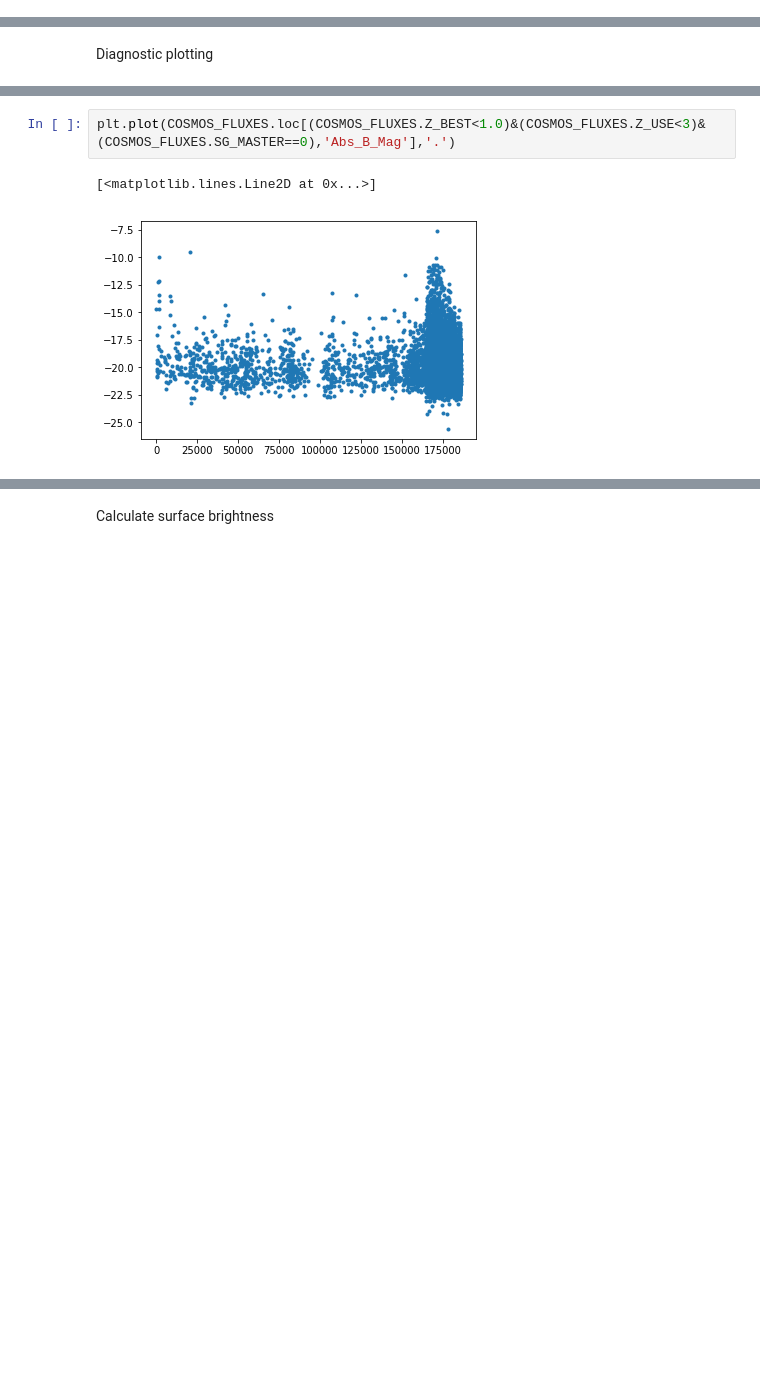
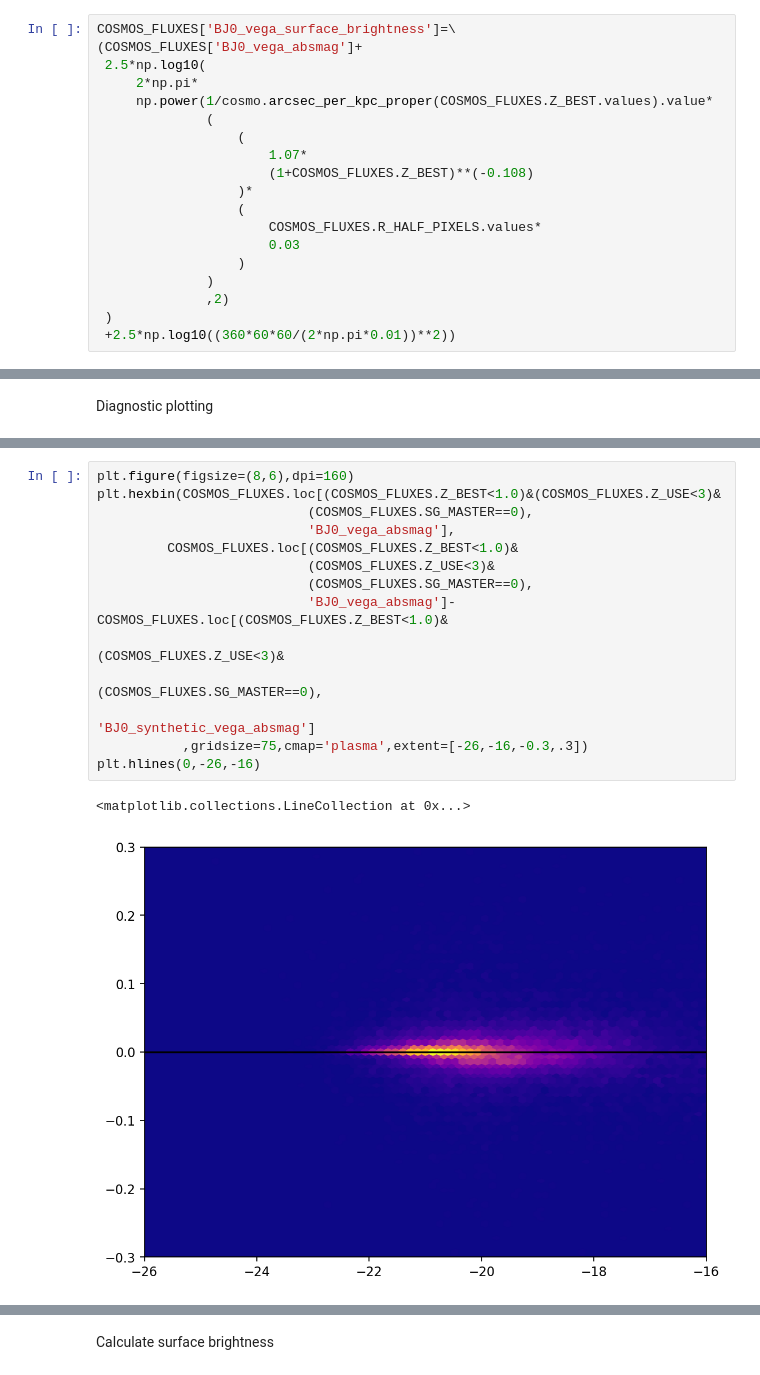
Before and after one commit to lrhunt/LCBG_LUMINOSITY_FUNCTION, a Jupyter notebook: CODE/Original_Luminosity_Function/Make_Lambdar_Cat.ipynb, the cells around one changed output, grey strips where cells are left out. Cells and saved outputs as stored; diff of their text form; blank space fills up the shorter version.

```diff
--- a/CODE/Original_Luminosity_Function/Make_Lambdar_Cat.ipynb
+++ b/CODE/Original_Luminosity_Function/Make_Lambdar_Cat.ipynb
@@ -253,0 +583,19 @@ COSMOS_FLUXES.loc[COSMOS_FLUXES.Z_BEST>0.75,'Abs_B_Mag']=COSMOS_FLUXES.loc[COSMO
+# %%
+COSMOS_FLUXES['BJ0_vega_surface_brightness']=\
+(COSMOS_FLUXES['BJ0_vega_absmag']+
+ 2.5*np.log10(
+     2*np.pi*
+     np.power(1/cosmo.arcsec_per_kpc_proper(COSMOS_FLUXES.Z_BEST.values).value*
+              (
+                  (
+                      1.07*
+                      (1+COSMOS_FLUXES.Z_BEST)**(-0.108)
+                  )*
+                  (
+                      COSMOS_FLUXES.R_HALF_PIXELS.values*
+                      0.03
+                  )
+              )
+              ,2)
+ )
+ +2.5*np.log10((360*60*60/(2*np.pi*0.01))**2))
@@ -270,5 +640,17 @@ plt.hlines(-0.5,-30,200)
-# %%
-plt.plot(COSMOS_FLUXES.loc[(COSMOS_FLUXES.Z_BEST<1.0)&(COSMOS_FLUXES.Z_USE<3)&(COSMOS_FLUXES.SG_MASTER==0),'Abs_B_Mag'],'.')
-# %% [output]
-[<matplotlib.lines.Line2D at 0x...>]
-[figure, removed]
+# %%
+plt.figure(figsize=(8,6),dpi=160)
+plt.hexbin(COSMOS_FLUXES.loc[(COSMOS_FLUXES.Z_BEST<1.0)&(COSMOS_FLUXES.Z_USE<3)&
+                           (COSMOS_FLUXES.SG_MASTER==0),
+                           'BJ0_vega_absmag'],
+         COSMOS_FLUXES.loc[(COSMOS_FLUXES.Z_BEST<1.0)&
+                           (COSMOS_FLUXES.Z_USE<3)&
+                           (COSMOS_FLUXES.SG_MASTER==0),
+                           'BJ0_vega_absmag']-COSMOS_FLUXES.loc[(COSMOS_FLUXES.Z_BEST<1.0)&
+                                                          (COSMOS_FLUXES.Z_USE<3)&
+                                                          (COSMOS_FLUXES.SG_MASTER==0),
+                                                          'BJ0_synthetic_vega_absmag']
+           ,gridsize=75,cmap='plasma',extent=[-26,-16,-0.3,.3])
+plt.hlines(0,-26,-16)
+# %% [output]
+<matplotlib.collections.LineCollection at 0x...>
+[figure, added]
```
Also changed, not shown: parts of 55 cells of this notebook, 56 other files.
